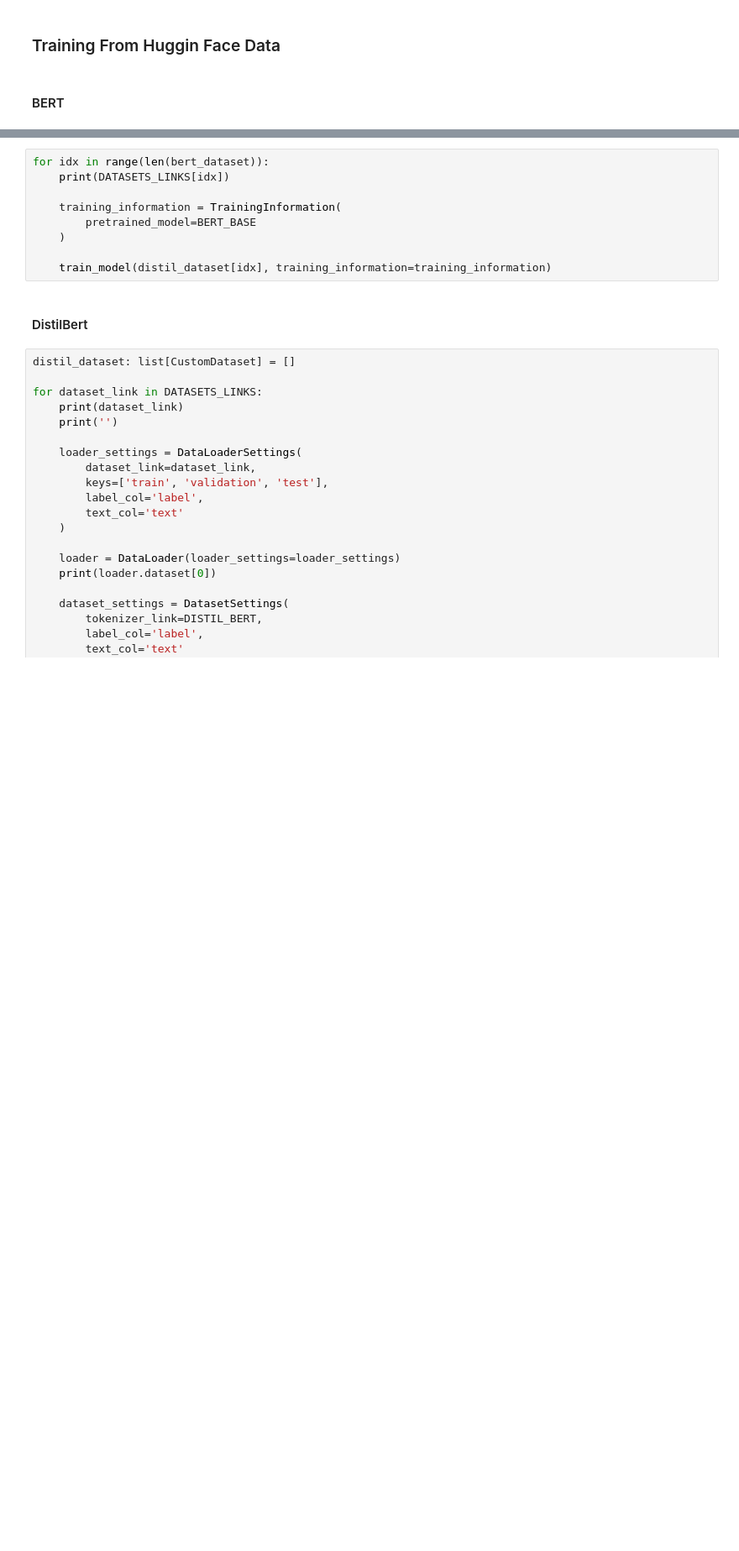
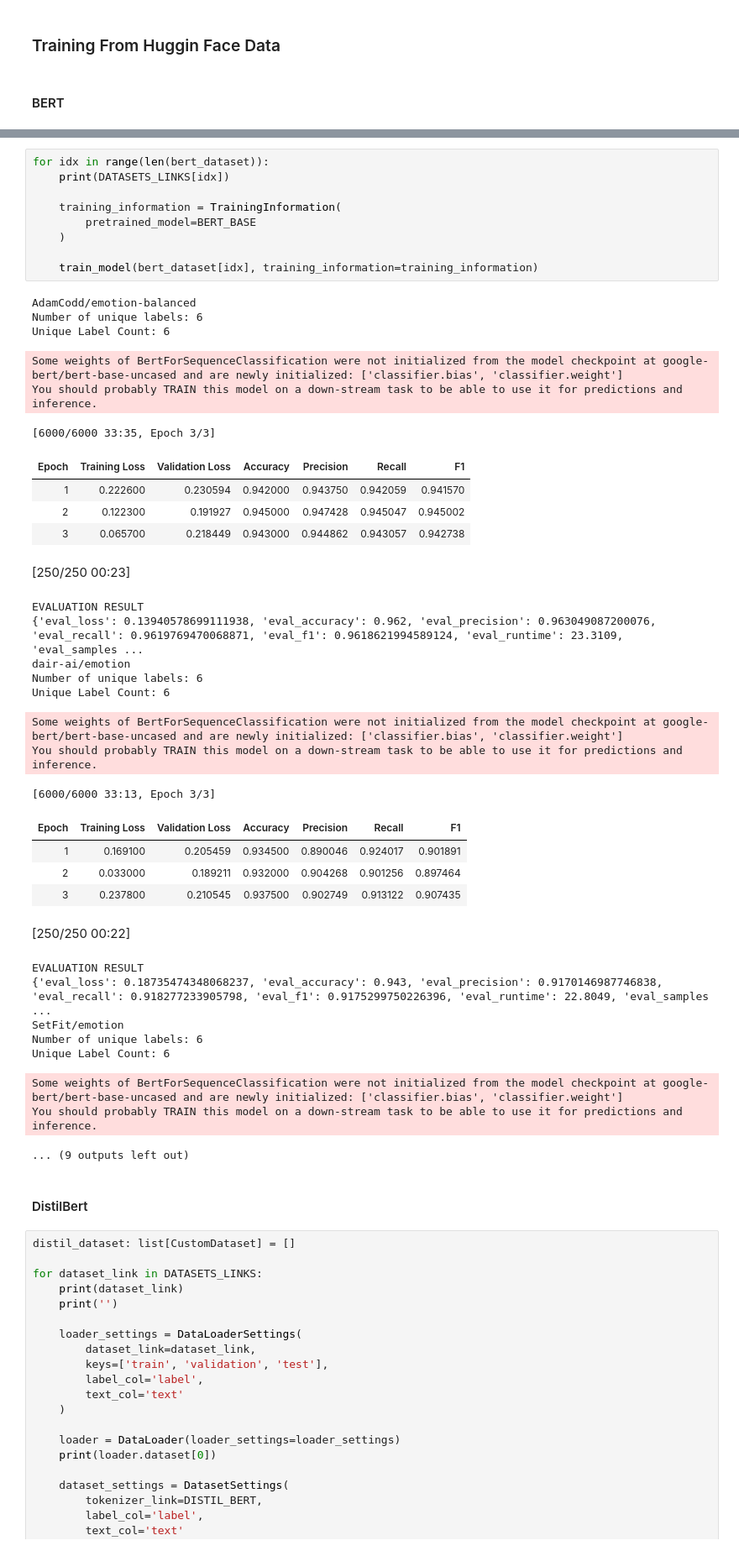
Before and after one commit to wllchrst/prethesis-experiments, a Jupyter notebook: Experiments/January17th/supervised_learning_experiments.ipynb, the cells around one changed output, grey strips where cells are left out. Shown: that part at 84% size. Cells and saved outputs as stored; diff of their text form; blank space fills up the shorter version.

Commit message:
feat: BERT Based Training Done

```diff
--- a/Experiments/January17th/supervised_learning_experiments.ipynb
+++ b/Experiments/January17th/supervised_learning_experiments.ipynb
@@ -538,12 +568,45 @@ dair-ai/emotion
 # %%
 for idx in range(len(bert_dataset)):
     print(DATASETS_LINKS[idx])
 
     training_information = TrainingInformation(
         pretrained_model=BERT_BASE
     )
 
-    train_model(distil_dataset[idx], training_information=training_information)
+    train_model(bert_dataset[idx], training_information=training_information)
+# %% [output]
+AdamCodd/emotion-balanced
+Number of unique labels: 6
+Unique Label Count: 6
+Some weights of BertForSequenceClassification were not initialized from the model checkpoint at google-bert/bert-base-uncased and are newly initialized: ['classifier.bias', 'classifier.weight']
+You should probably TRAIN this model on a down-stream task to be able to use it for predictions and inference.
+[6000/6000 33:35, Epoch 3/3]
+| Epoch | Training Loss | Validation Loss | Accuracy | Precision | Recall | F1 |
+| 1 | 0.222600 | 0.230594 | 0.942000 | 0.943750 | 0.942059 | 0.941570 |
+| 2 | 0.122300 | 0.191927 | 0.945000 | 0.947428 | 0.945047 | 0.945002 |
+| 3 | 0.065700 | 0.218449 | 0.943000 | 0.944862 | 0.943057 | 0.942738 |
+[250/250 00:23]
+EVALUATION RESULT
+{'eval_loss': 0.13940578699111938, 'eval_accuracy': 0.962, 'eval_precision': 0.963049087200076, 'eval_recall': 0.9619769470068871, 'eval_f1': 0.9618621994589124, 'eval_runtime': 23.3109, 'eval_samples ...
+dair-ai/emotion
+Number of unique labels: 6
+Unique Label Count: 6
+Some weights of BertForSequenceClassification were not initialized from the model checkpoint at google-bert/bert-base-uncased and are newly initialized: ['classifier.bias', 'classifier.weight']
+You should probably TRAIN this model on a down-stream task to be able to use it for predictions and inference.
+[6000/6000 33:13, Epoch 3/3]
+| Epoch | Training Loss | Validation Loss | Accuracy | Precision | Recall | F1 |
+| 1 | 0.169100 | 0.205459 | 0.934500 | 0.890046 | 0.924017 | 0.901891 |
+| 2 | 0.033000 | 0.189211 | 0.932000 | 0.904268 | 0.901256 | 0.897464 |
+| 3 | 0.237800 | 0.210545 | 0.937500 | 0.902749 | 0.913122 | 0.907435 |
+[250/250 00:22]
+EVALUATION RESULT
+{'eval_loss': 0.18735474348068237, 'eval_accuracy': 0.943, 'eval_precision': 0.9170146987746838, 'eval_recall': 0.918277233905798, 'eval_f1': 0.9175299750226396, 'eval_runtime': 22.8049, 'eval_samples ...
+SetFit/emotion
+Number of unique labels: 6
+Unique Label Count: 6
+Some weights of BertForSequenceClassification were not initialized from the model checkpoint at google-bert/bert-base-uncased and are newly initialized: ['classifier.bias', 'classifier.weight']
+You should probably TRAIN this model on a down-stream task to be able to use it for predictions and inference.
+... (9 outputs left out)
 # %% [markdown]
 #### DistilBert
 # %%
```
Also changed, not shown: parts of 2 cells of this notebook.
